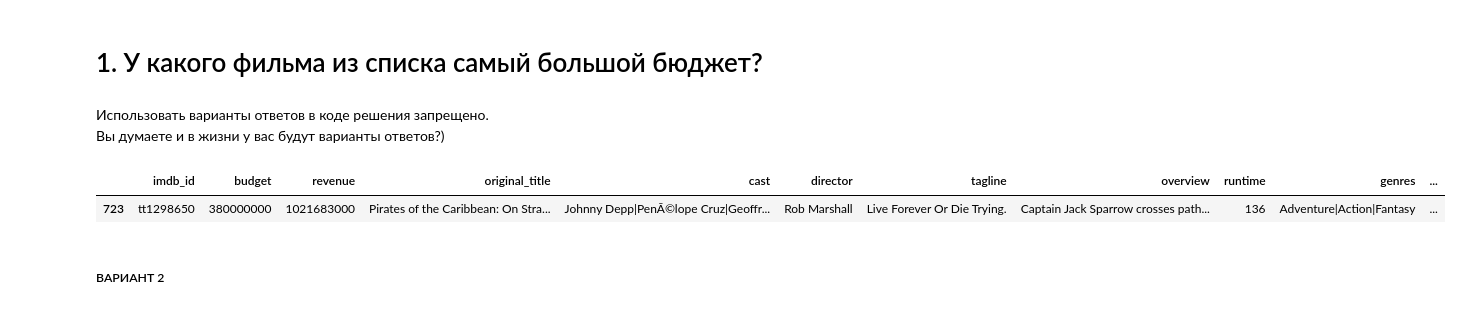
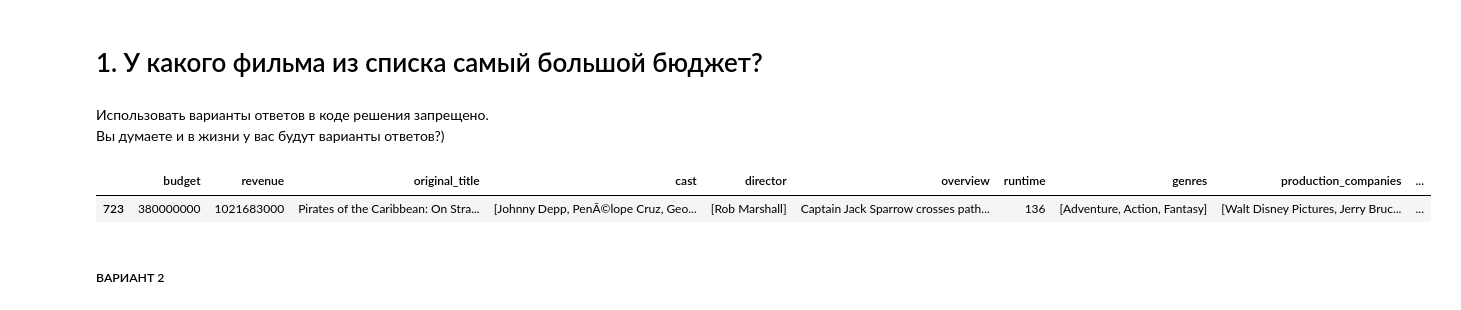
Before and after one commit to artkel/module_1, a Jupyter notebook: Movies_IMBD_v4.1_TEMPLATE.ipynb, the cells around one changed output. Saved outputs shown, nothing was run; the diff lists cells and outputs as text; code cells hidden in the pictures.

```diff
--- a/Movies_IMBD_v4.1_TEMPLATE.ipynb
+++ b/Movies_IMBD_v4.1_TEMPLATE.ipynb
@@ -119,14 +119,17 @@ data_gen.head(6)
 # %% [markdown]
 ### Извлечем информацию об режиссерах для каждой картины
 # %%
+data_new = data_new.assign(director=data_new.director.str.split('|'))
 data_dir = data_new.explode("director", ignore_index=True)
 # %% [markdown]
 ### ... о студиях
 # %%
+data_new = data_new.assign(production_companies=data_new.production_companies.str.split('|'))
 data_comp = data_new.explode("production_companies", ignore_index=True)
 # %% [markdown]
 ### ... и об актерах
 # %%
+data_new = data_new.assign(cast=data_new.cast.str.split('|'))
 data_cast = data_new.explode("cast", ignore_index=True)
 # %% [markdown]
 # 1. У какого фильма из списка самый большой бюджет?
@@ -142,9 +145,9 @@ answers['1'] = '1. Pirates of the Caribbean: On Stranger Tides'
 # если ответили верно, можете добавить комментарий со значком "+"
 # %%
-data[data.budget == data.budget.max()]
+data_new[data_new.budget == data_new.budget.max()]
 # %% [output]
-|  | imdb_id | budget | revenue | original_title | cast | director | tagline | overview | runtime | genres | ... |
-| 723 | tt1298650 | 380000000 | 1021683000 | Pirates of the Caribbean: On Stra... | Johnny Depp|PenÃ©lope Cruz|Geoffr... | Rob Marshall | Live Forever Or Die Trying. | Captain Jack Sparrow crosses path... | 136 | Adventure|Action|Fantasy | ... |
+|  | budget | revenue | original_title | cast | director | overview | runtime | genres | production_companies | ... |
+| 723 | 380000000 | 1021683000 | Pirates of the Caribbean: On Stra... | [Johnny Depp, PenÃ©lope Cruz, Geo... | [Rob Marshall] | Captain Jack Sparrow crosses path... | 136 | [Adventure, Action, Fantasy] | [Walt Disney Pictures, Jerry Bruc... | ... |
 # %% [markdown]
 ##### ВАРИАНТ 2
 # %%
```
Also changed, not shown: parts of 22 cells of this notebook.
